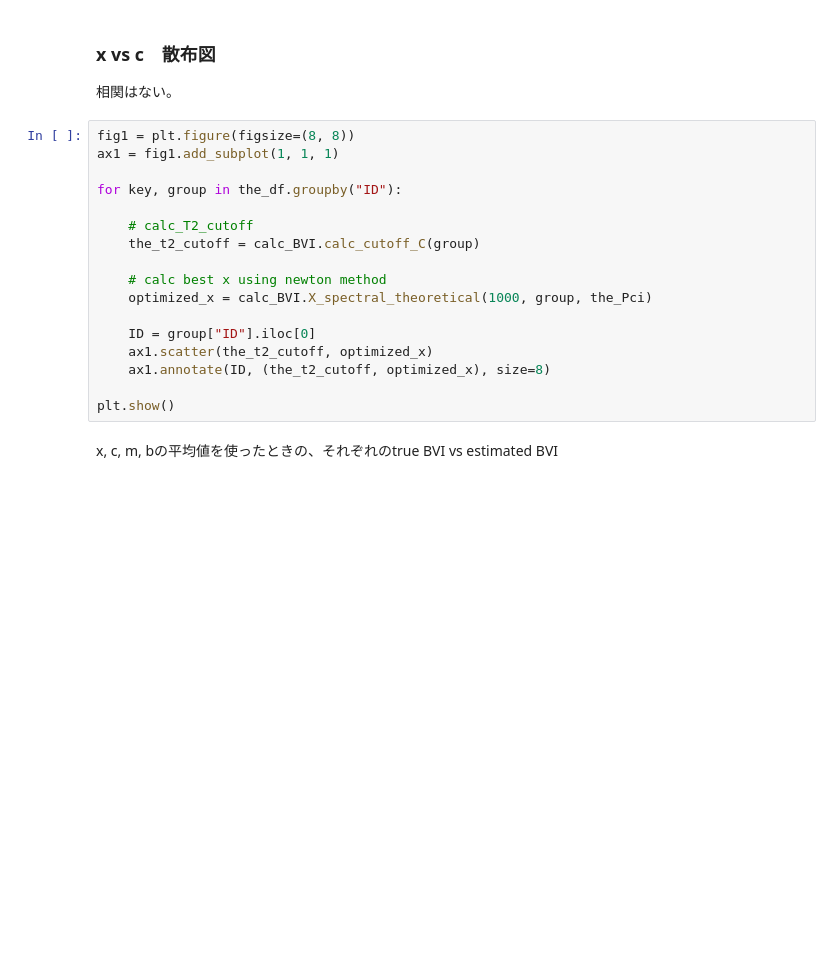
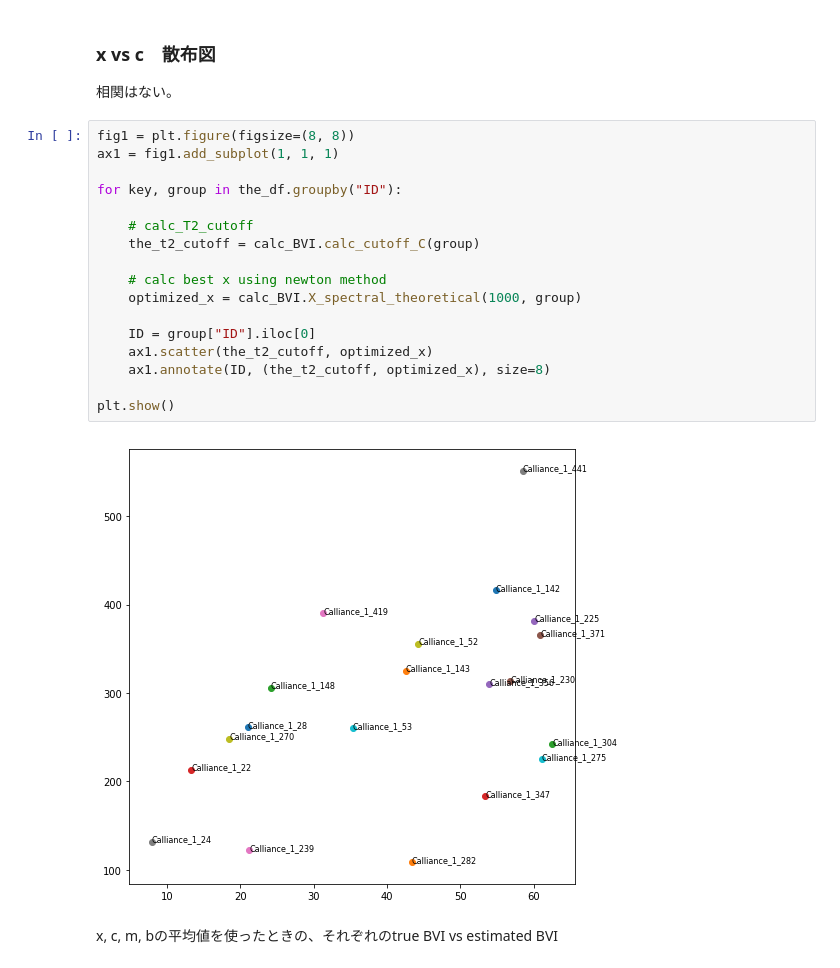
Before and after one commit to griCe14807/PPRT, a Jupyter notebook: src/Analyze/compare_cutoffBVI_spectralBVI.ipynb, the cells around one changed output. Cells and saved outputs as stored; diff of their text form; blank space fills up the shorter version.

```diff
--- a/src/Analyze/compare_cutoffBVI_spectralBVI.ipynb
+++ b/src/Analyze/compare_cutoffBVI_spectralBVI.ipynb
@@ -74,20 +72,22 @@ AttributeError: module 'calc_BVI' has no attribute 'BVI_spectral'
 # %%
 fig1 = plt.figure(figsize=(8, 8))
 ax1 = fig1.add_subplot(1, 1, 1)
 
 for key, group in the_df.groupby("ID"):
 
     # calc_T2_cutoff
     the_t2_cutoff = calc_BVI.calc_cutoff_C(group)
 
     # calc best x using newton method
-    optimized_x = calc_BVI.X_spectral_theoretical(1000, group, the_Pci)
+    optimized_x = calc_BVI.X_spectral_theoretical(1000, group)
 
     ID = group["ID"].iloc[0]
     ax1.scatter(the_t2_cutoff, optimized_x)
     ax1.annotate(ID, (the_t2_cutoff, optimized_x), size=8)
 
 plt.show()
+# %% [output]
+[figure, added]
 # %% [markdown]
 x, c, m, bの平均値を使ったときの、それぞれのtrue BVI vs estimated BVI
 # %%
```
Also changed, not shown: parts of 4 cells of this notebook, 2 other files.
